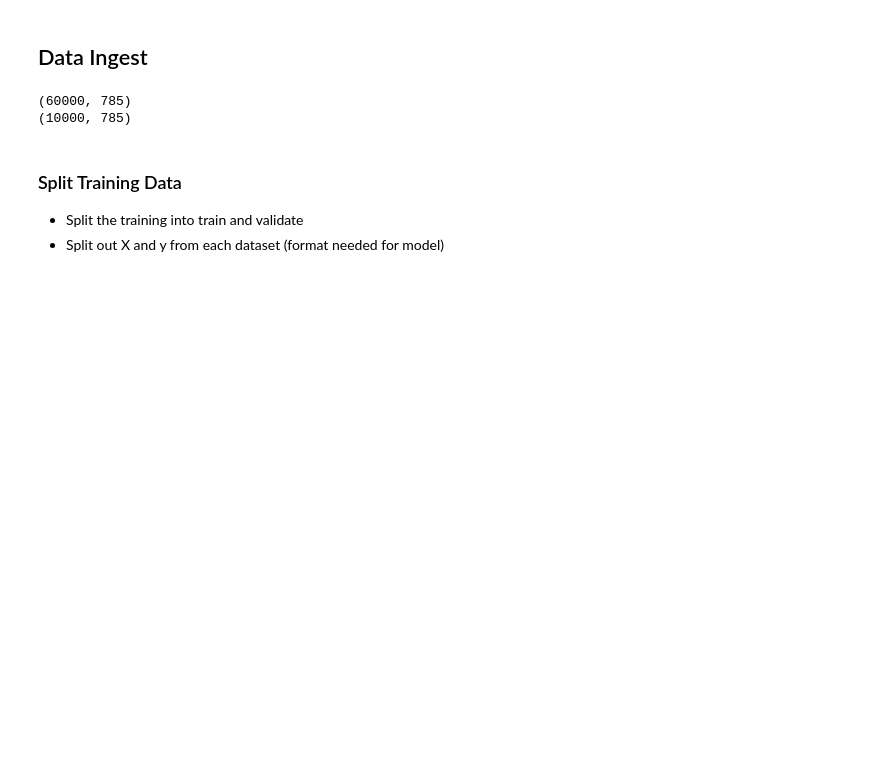
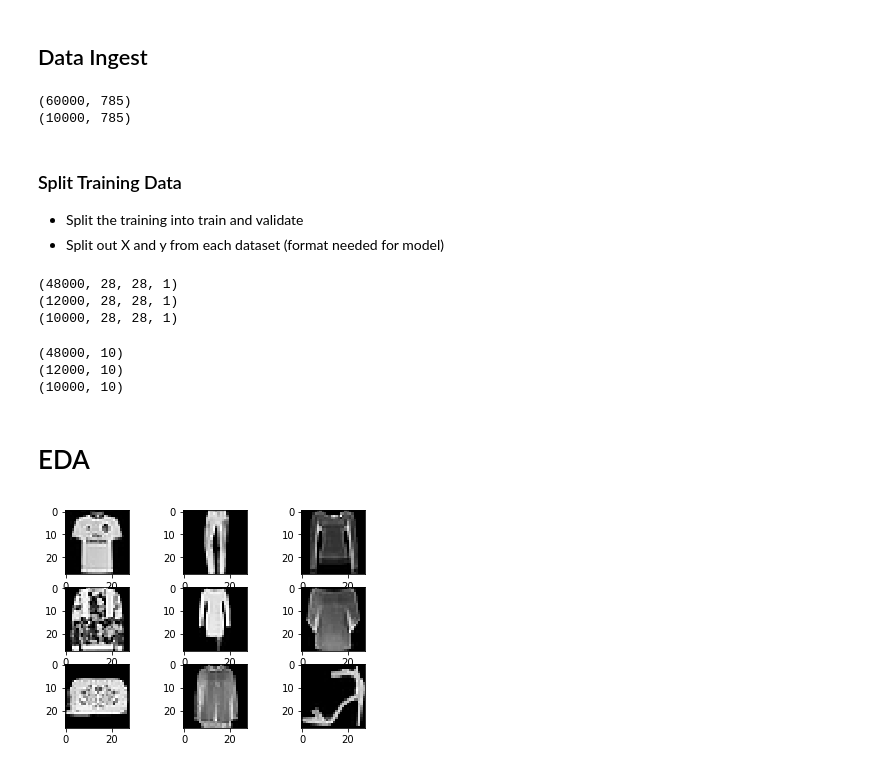
Before and after one commit to Jason-Adam/msds-462, a Jupyter notebook: fashion_mnist.ipynb, the cells around one changed output. Cells and saved outputs as stored; diff of their text form; code cells hidden in the pictures; blank space fills up the shorter version.

```diff
--- a/fashion_mnist.ipynb
+++ b/fashion_mnist.ipynb
@@ -46,3 +47,53 @@ print(test_df.shape)
 ### Split Training Data
 * Split the training into train and validate
 * Split out X and y from each dataset (format needed for model)
+# %%
+img_rows, img_cols = 28, 28
+input_shape = (img_rows, img_cols, 1)
+
+# Separate dependent and independent vars
+X = np.array(train_df.iloc[:, 1:])
+y = tf.keras.utils.to_categorical(np.array(train_df.iloc[:, 0]))
+
+# Split out validation set
+X_train, X_val, y_train, y_val = train_test_split(X, y, test_size=0.2, random_state=13)
+
+#Test data
+X_test = np.array(test_df.iloc[:, 1:])
+y_test = tf.keras.utils.to_categorical(np.array(test_df.iloc[:, 0]))
+
+X_train = X_train.reshape(X_train.shape[0], img_rows, img_cols, 1)
+X_test = X_test.reshape(X_test.shape[0], img_rows, img_cols, 1)
+X_val = X_val.reshape(X_val.shape[0], img_rows, img_cols, 1)
+
+# Convert to float
+X_train = X_train.astype('float32')
+X_test = X_test.astype('float32')
+X_val = X_val.astype('float32')
+# %%
+# Validate reshaping
+print(X_train.shape)
+print(X_val.shape)
+print(X_test.shape)
+# %% [output]
+(48000, 28, 28, 1)
+(12000, 28, 28, 1)
+(10000, 28, 28, 1)
+# %%
+# Validate reshaping
+print(y_train.shape)
+print(y_val.shape)
+print(y_test.shape)
+# %% [output]
+(48000, 10)
+(12000, 10)
+(10000, 10)
+# %% [markdown]
+# EDA
+# %%
+# Sample Plots
+for num in range(0, 9):
+    plt.subplot(3, 3, num+1)
+    plt.imshow(X_test[num].reshape(28, 28), cmap="gray")
+# %% [output]
+[figure, added]
```
Also changed, not shown: parts of 21 cells of this notebook.
